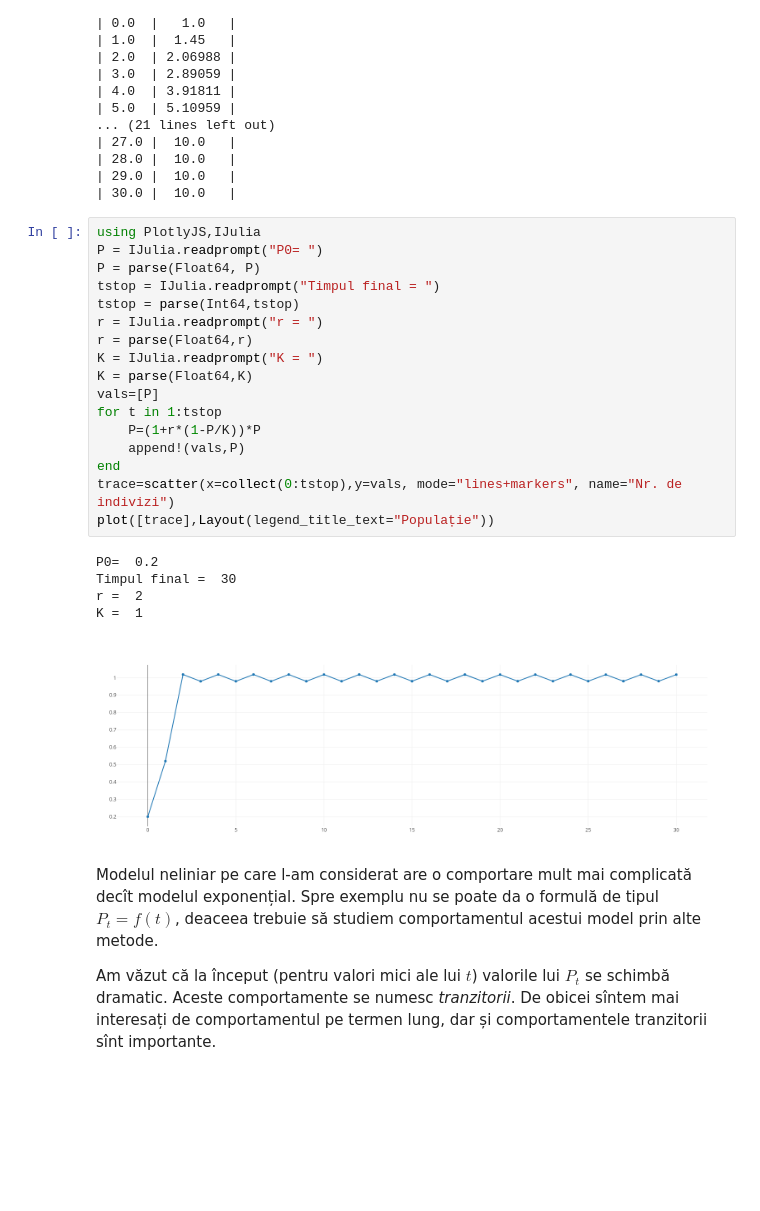
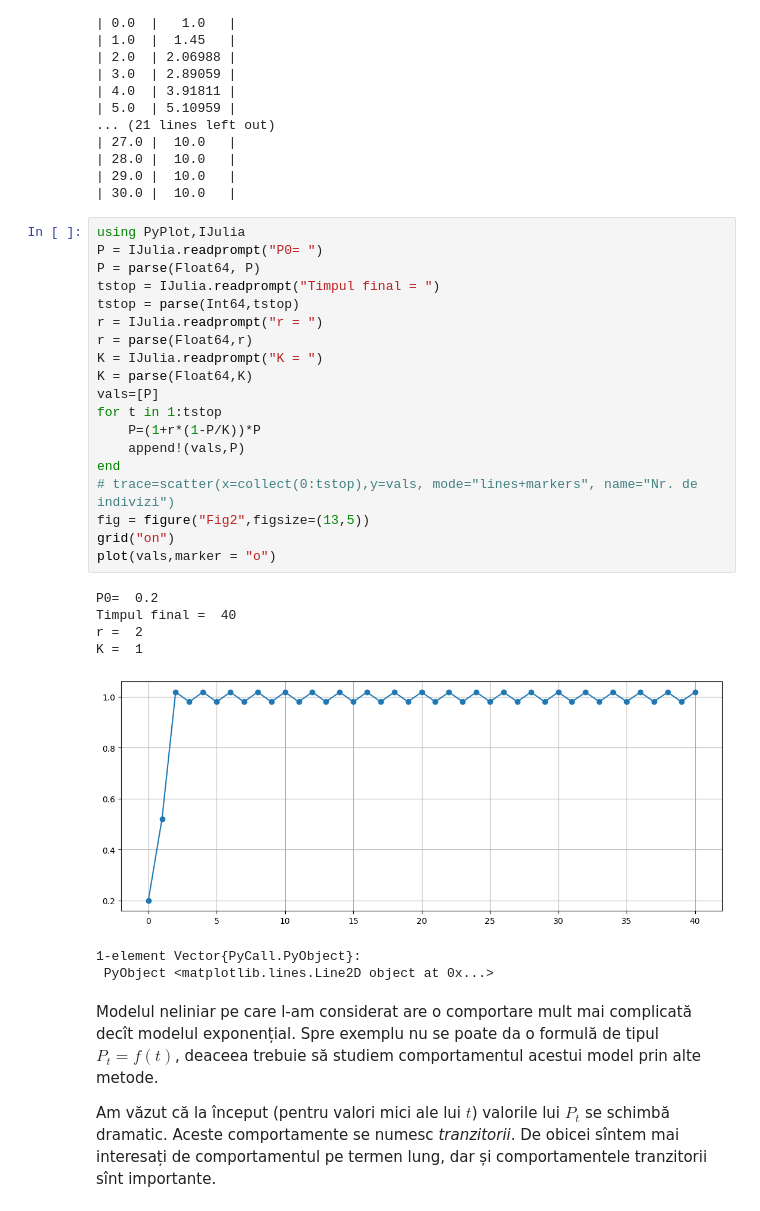
Before and after one commit to adhalanay/curs-biologie-2021, a Jupyter notebook: Cursul1.ipynb, the cells around one changed output. Cells and saved outputs as stored; diff of their text form; blank space fills up the shorter version.

```diff
--- a/Cursul1.ipynb
+++ b/Cursul1.ipynb
@@ -165,28 +169,32 @@ K =  10
 | 29.0 |  10.0   |
 | 30.0 |  10.0   |
 # %%
-using PlotlyJS,IJulia
+using PyPlot,IJulia
 P = IJulia.readprompt("P0= ")
 P = parse(Float64, P)
 tstop = IJulia.readprompt("Timpul final = ")
 tstop = parse(Int64,tstop)
 r = IJulia.readprompt("r = ")
 r = parse(Float64,r)
 K = IJulia.readprompt("K = ")
 K = parse(Float64,K)
 vals=[P]
 for t in 1:tstop
     P=(1+r*(1-P/K))*P
     append!(vals,P)
 end
-trace=scatter(x=collect(0:tstop),y=vals, mode="lines+markers", name="Nr. de indivizi")
-plot([trace],Layout(legend_title_text="Populație"))
+# trace=scatter(x=collect(0:tstop),y=vals, mode="lines+markers", name="Nr. de indivizi")
+fig = figure("Fig2",figsize=(13,5))
+grid("on")
+plot(vals,marker = "o")
 # %% [output]
 P0=  0.2
-Timpul final =  30
+Timpul final =  40
 r =  2
 K =  1
-[figure, old version]
+[figure, new version]
+1-element Vector{PyCall.PyObject}:
+ PyObject <matplotlib.lines.Line2D object at 0x...>
 # %% [markdown]
 Modelul neliniar pe care l-am considerat are o comportare mult mai complicată decît modelul exponențial. Spre exemplu nu se poate da o formulă de tipul $P_t=f(t)$, deaceea trebuie să studiem comportamentul acestui model prin alte metode.
 
```
Also changed, not shown: parts of 3 cells of this notebook.
